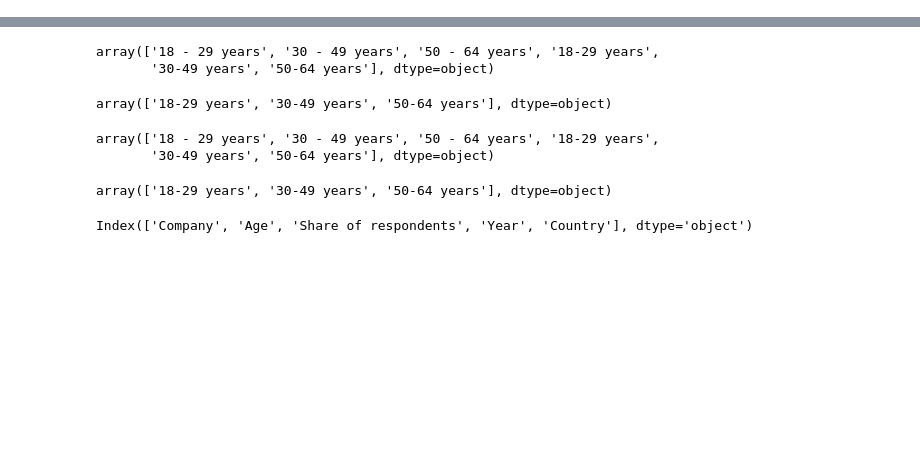
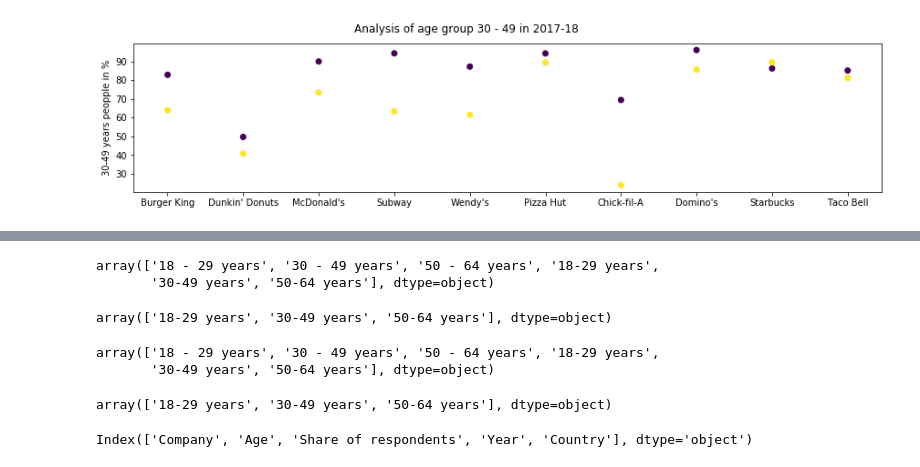
Before and after one commit to Prajbh/Fast_Food_Restaurants_Data, a Jupyter notebook: fast_food_project.ipynb, the cells around one changed output, grey strips where cells are left out. Drawn from its saved outputs; the diff is of its cells as text; code cells hidden in the pictures; blank space fills up the shorter version.

```diff
--- a/fast_food_project.ipynb
+++ b/fast_food_project.ipynb
@@ -4,0 +204,3 @@ df = pd.read_csv("/Users/prajnabhandary/Desktop/dataset/ding-chain-restaurants-i
+# %%
+dfmergedAge2=dfmerged.loc[dfmerged['Age'] == '30-49 years']
+dfmergedAge2
@@ -4,0 +225,13 @@ df = pd.read_csv("/Users/prajnabhandary/Desktop/dataset/ding-chain-restaurants-i
+# %%
+import matplotlib.pyplot as plt
+
+
+plt.figure(figsize=(50, 3))
+plt.suptitle('Analysis of age group 30 - 49 in 2017-18')
+plt.subplot(132)
+plt.ylabel('30-49 years peopple in %')
+
+plt.scatter(x=dfmergedAge2['Company'], y=dfmergedAge2['Share of respondents'],c=dfmergedAge2['Year'])
+plt.show()
+# %% [output]
+[figure, added]
```
Also changed, not shown: parts of 45 cells of this notebook.
